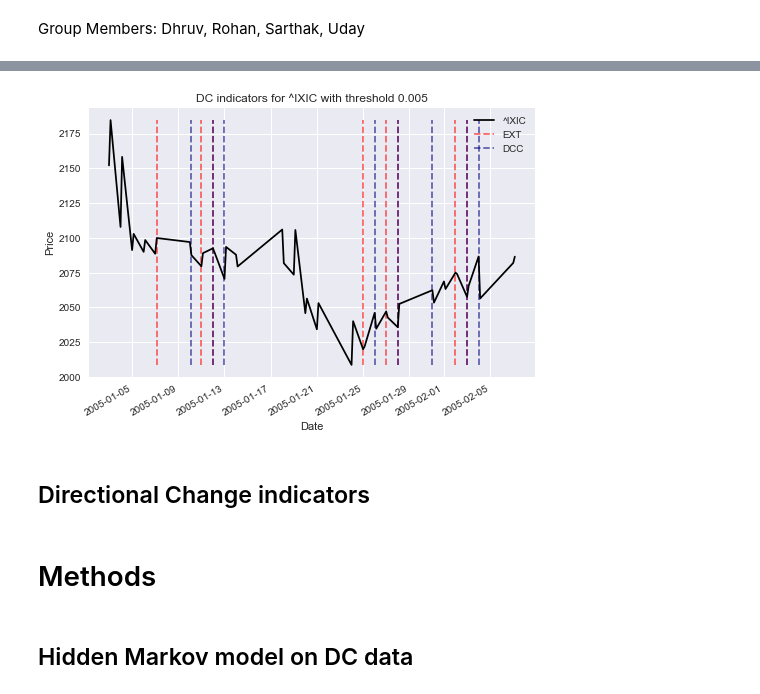
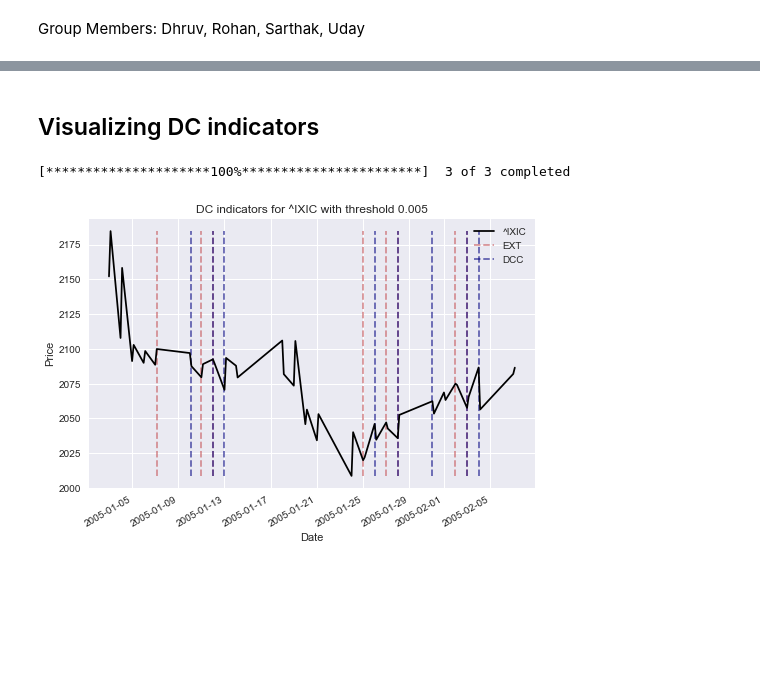
Before and after one commit to uday-31/detecting-market-regime-changes, a Jupyter notebook: detecting-regime-change.ipynb, the cells around one changed output, grey strips where cells are left out. Saved outputs shown, nothing was run; the diff lists cells and outputs as text; code cells hidden in the pictures; blank space fills up the shorter version.

```diff
--- a/detecting-regime-change.ipynb
+++ b/detecting-regime-change.ipynb
@@ -26,14 +67,0 @@ sns.set_theme()
-# %%
-TYPE = 'bond' # 'equity' or 'fx' or 'bond'
-
-TICKER_MAPPER = {'equity':['^DJI','^GSPC','^IXIC'],
-                'bond':['^TNX', '^IRX'],
-                'fx':['RUB=X','GBP=X','JPY=X']}
-
-TICKERS = TICKER_MAPPER[TYPE]
-START_DATE = "2005-01-01"
-THETA = 0.005
-NUM_REGIMES = 2
-
-TRADING_DAY = {'equity':6.5, 'fx':12,'bond':9} # number of hours in a day we offset
-TEST_TICKER = TICKERS[-1] # if we need to debug for a single ticker
@@ -123,0 +68,19 @@ for ticker in TICKERS:
+# %%
+df_ts = get_data(TICKERS, START_DATE, TRADING_DAY[TYPE]/2)
+df_ret = df_ts.pct_change().dropna()
+
+dcc = {}
+ext = {}
+for ticker in TICKERS:
+    dcc[ticker], ext[ticker] = get_DC_data(df_ts[ticker], THETA)
+
+tmv = {}
+T = {}
+R = {}
+for ticker in TICKERS:
+    tmv[ticker] = get_TMV(ext[ticker],THETA)
+    T[ticker] = get_T(ext[ticker])
+    R[ticker] = get_R(tmv[ticker],T[ticker],THETA)
+
+df_ts.plot()
+df_ret.describe()
@@ -124,20 +99,29 @@ for ticker in TICKERS:
+# %% [markdown]
+## Visualizing DC indicators
 # %%
+df_ts = get_data(TICKERS, START_DATE, TRADING_DAY[TYPE]/2)
+df_ret = df_ts.pct_change().dropna()
+
+dcc = {}
+ext = {}
+for ticker in TICKERS:
+    dcc[ticker], ext[ticker] = get_DC_data(df_ts[ticker], THETA)
+
 # example
 sample_ts = df_ts[TEST_TICKER][:50]
 last_date = sample_ts.index[-1]
 sample_dcc = dcc[TEST_TICKER].loc[:last_date].index
 sample_ext = ext[TEST_TICKER].loc[:last_date].index
 
 fig,ax = plt.subplots()
 sample_ts.plot(ax=ax, color ='black')
 ymin, ymax = sample_ts.min(), sample_ts.max()
 ax.vlines(sample_ext, ymin, ymax, 'r','dashed',label='EXT',alpha=0.6)
 ax.vlines(sample_dcc, ymin, ymax, 'navy','dashed',label='DCC',alpha=0.6)
 ax.set_title(f"DC indicators for {TEST_TICKER} with threshold {THETA}")
 ax.set_ylabel("Price")
 ax.legend()
 plt.show()
 # %% [output]
+[*********************100%***********************]  3 of 3 completed
-[figure, old version]
+[figure, new version]
-# %% [markdown]
-## Directional Change indicators
@@ -191,4 +127,0 @@ for ticker in TICKERS:
-# %% [markdown]
-# Methods
-# %% [markdown]
-## Hidden Markov model on DC data
```
Also changed, not shown: parts of 26 cells of this notebook, 4 other files.
